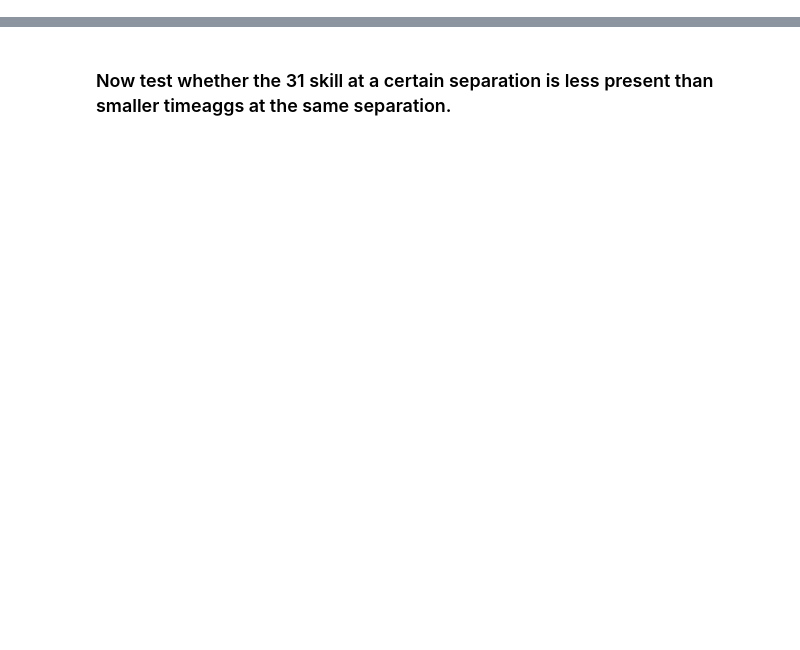
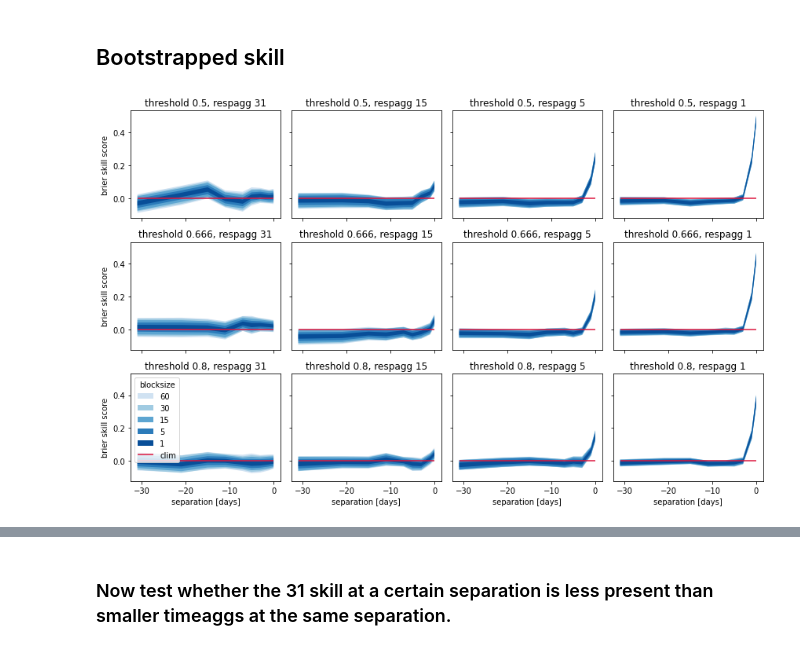
Before and after one commit to chiemvs/Weave, a Jupyter notebook: notebooks/Classifier_skills.ipynb, the cells around one changed output, grey strips where cells are left out. Cells and saved outputs as stored; diff of their text form; code cells hidden in the pictures; blank space fills up the shorter version.

Commit message:
Made a start with model showcase. Better skill score colors and universal functions for reliability diagrams for various unique fitting situations

```diff
--- a/notebooks/Classifier_skills.ipynb
+++ b/notebooks/Classifier_skills.ipynb
@@ -65,15 +25,0 @@ for quantile in ['0.05','0.5','0.95']:
-# %%
-blocksize = 30.0
-timeaggs = [1,7,21,31][::-1]
-fig,axes = plt.subplots(ncols = len(timeaggs), squeeze = False, sharey=True, figsize = (4*len(timeaggs),4))
-for i, timeagg in enumerate(timeaggs):
-    ax = axes[0,i]
-    for threshold in df.index.get_level_values('threshold').unique().sort_values():
-        selection = df.loc[(timeagg,slice(None),threshold,blocksize),['0.95_skill']]
-        ax.plot(selection.index.get_level_values('separation'),selection, label = str(threshold))
-    ax.hlines(0, xmin = df.index.get_level_values('separation').min(), xmax = df.index.get_level_values('separation').max(),label = 'clim')
-    ax.set_xlabel('separation [days]')
-    if i == 0:
-        ax.set_ylabel('brier skill score')
-        ax.legend()
-    ax.set_title(f'0.95 bss {blocksize} blocks, timeagg {timeagg}')
@@ -128,10 +26,16 @@ y = y > y.quantile(0.666)
-# %%
-results = []
-for separation in separations:
-    X_select = X.loc[:,(slice(None),slice(None),slice(None),slice(None),separation)]
-    m = RandomForestClassifier(max_depth = 7, min_samples_split = 40, n_jobs = 20, max_features = 35, n_estimators = 1500)
-    preds = fit_predict(m, X_select, y, n_folds = 5, split_on_year = True)
-    #preds.index = preds.index.droplevel('fold')
-    preds = preds.to_frame()
-    preds.columns = pd.Index([separation], name = 'separation')
-    results.append(preds)
+# %%
+basedir = Path('/nobackup_1/users/straaten/')
+#basedir = Path('/scistor/ivm/jsn295/')
+# Latest:
+skillpath = basedir / 'bootstrap_hybrid_noncv_base_noncv/fit_base_to_all_cv=True.max_depth=5.n_estimators=2500.min_samples_split=30.max_features=35.n_jobs=19.bs.parquet' # Base logistic regression fitted to the full (non-cv) dataset, as is the reference model
+skillpath_base = basedir / 'bootstrap_base/BaseExceedenceModel.bs.parquet' # Only the logistic regression
+# Alternatives
+skillpath_hybrid = basedir / 'hybrid_old/bootstrap_hybrid_base/max_depth=5.n_estimators=2500.min_samples_split=30.max_features=35.n_jobs=19.bs.parquet' # Latest but base and reference (!) fitted to part of the data
+skillpath_hybrid_strict = basedir / 'hybrid_old/bootstrap_hybrid_base_noncv/max_depth=5.n_estimators=2500.min_samples_split=30.max_features=35.n_jobs=19.bs.parquet' # Latest but base fitted to part of the data and reference to full
+skillpath_bs = basedir / 'hybrid_old/bootstrap_hybrid/max_depth=5.n_estimators=2500.min_samples_split=30.max_features=35.n_jobs=19.bs.parquet' # Relative to fixed climatology (inflated due to trend)
+skillpath_parcor = basedir / 'non_hybrid/bootstrap_full/max_depth=7.n_estimators=1500.min_samples_split=40.max_features=35.n_jobs=7.bs.parquet' # Old linear detrended classifier skill, with partial correlation patterns as input
+skillpath_normcor = basedir / 'non_hybrid/bootstrap_normcor/max_depth=5.n_estimators=2500.min_samples_split=30.max_features=35.n_jobs=19.bs.parquet' # Old linear detrended classifier skill, with normal correlation patterns as input
+
+inputpath = basedir / 'clusters_cv_spearmanpar_varalpha_strict' # Latest dimreduced X and y data
+# %% [markdown]
+## Bootstrapped skill
@@ -137,0 +89,8 @@ for separation in separations:
+# %%
+frame = pd.read_parquet(skillpath)
+frame = transform_to_skill(frame)
+fig, axes = skill_plot(frame, respaggs = [1,5,15,31], thresholds = [0.5,0.666,0.8])
+plt.tight_layout()
+plt.show()
+# %% [output]
+[figure, added]
```
Also changed, not shown: parts of 33 cells of this notebook, 2 other files.
